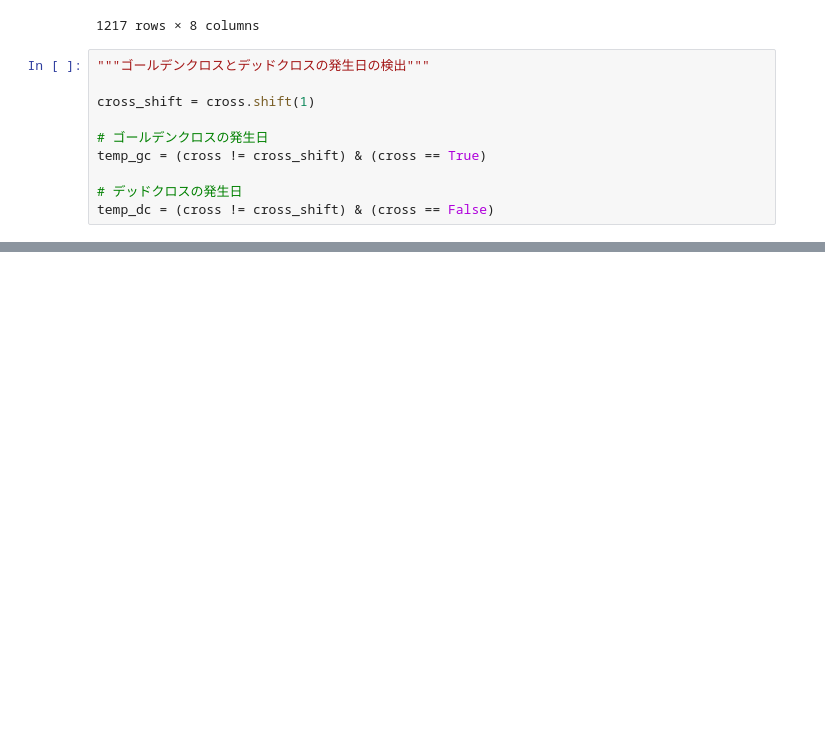
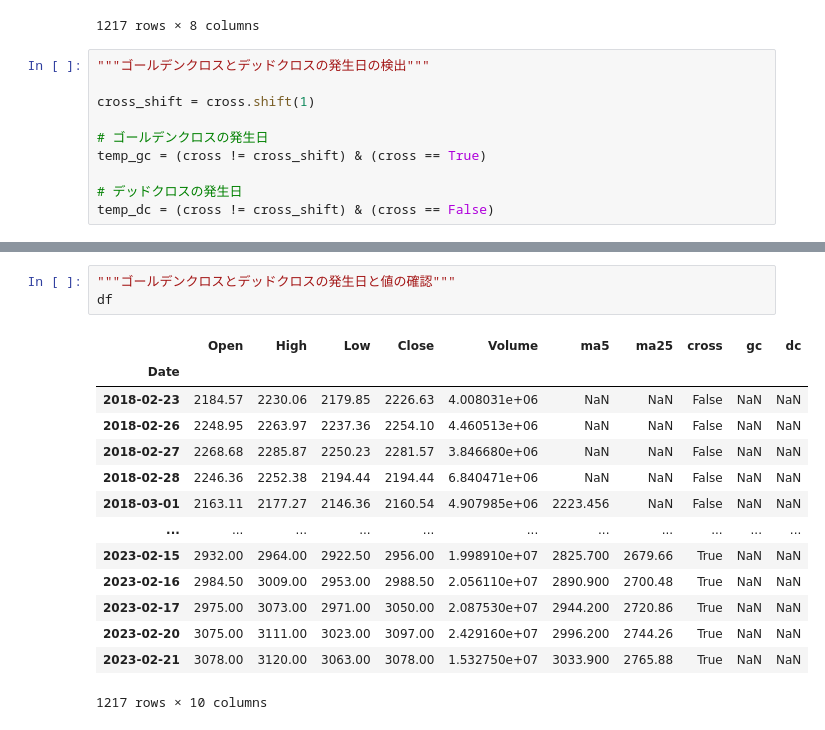
Before and after one commit to hirokimituya/book_stock-price-analysis, a Jupyter notebook: ch5.ipynb, the cells around one changed output, grey strips where cells are left out. Cells and saved outputs as stored; diff of their text form; blank space fills up the shorter version.

```diff
--- a/ch5.ipynb
+++ b/ch5.ipynb
@@ -225,0 +241,18 @@ temp_dc = (cross != cross_shift) & (cross == False)
+# %%
+"""ゴールデンクロスとデッドクロスの発生日と値の確認"""
+df
+# %% [output]
+|  | Open | High | Low | Close | Volume | ma5 | ma25 | cross | gc | dc |
+| Date |  |  |  |  |  |  |  |  |  |  |
+| 2018-02-23 | 2184.57 | 2230.06 | 2179.85 | 2226.63 | 4.008031e+06 | NaN | NaN | False | NaN | NaN |
+| 2018-02-26 | 2248.95 | 2263.97 | 2237.36 | 2254.10 | 4.460513e+06 | NaN | NaN | False | NaN | NaN |
+| 2018-02-27 | 2268.68 | 2285.87 | 2250.23 | 2281.57 | 3.846680e+06 | NaN | NaN | False | NaN | NaN |
+| 2018-02-28 | 2246.36 | 2252.38 | 2194.44 | 2194.44 | 6.840471e+06 | NaN | NaN | False | NaN | NaN |
+| 2018-03-01 | 2163.11 | 2177.27 | 2146.36 | 2160.54 | 4.907985e+06 | 2223.456 | NaN | False | NaN | NaN |
+| ... | ... | ... | ... | ... | ... | ... | ... | ... | ... | ... |
+| 2023-02-15 | 2932.00 | 2964.00 | 2922.50 | 2956.00 | 1.998910e+07 | 2825.700 | 2679.66 | True | NaN | NaN |
+| 2023-02-16 | 2984.50 | 3009.00 | 2953.00 | 2988.50 | 2.056110e+07 | 2890.900 | 2700.48 | True | NaN | NaN |
+| 2023-02-17 | 2975.00 | 3073.00 | 2971.00 | 3050.00 | 2.087530e+07 | 2944.200 | 2720.86 | True | NaN | NaN |
+| 2023-02-20 | 3075.00 | 3111.00 | 3023.00 | 3097.00 | 2.429160e+07 | 2996.200 | 2744.26 | True | NaN | NaN |
+| 2023-02-21 | 3078.00 | 3120.00 | 3063.00 | 3078.00 | 1.532750e+07 | 3033.900 | 2765.88 | True | NaN | NaN |
+1217 rows × 10 columns
```
Also changed, not shown: parts of 6 cells of this notebook.
